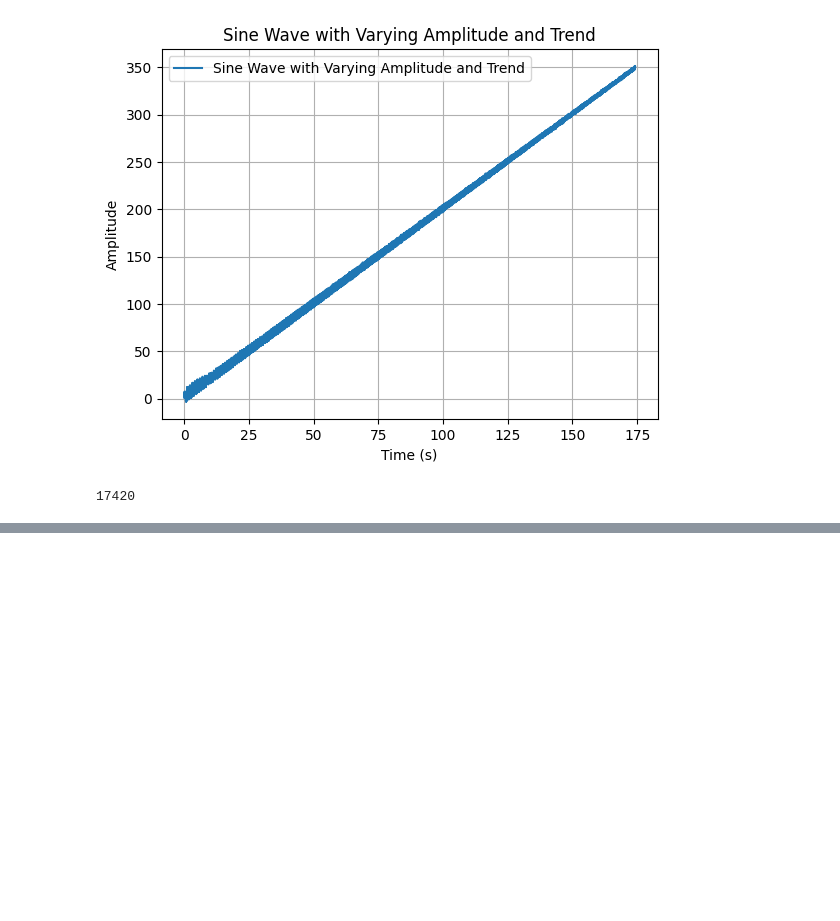
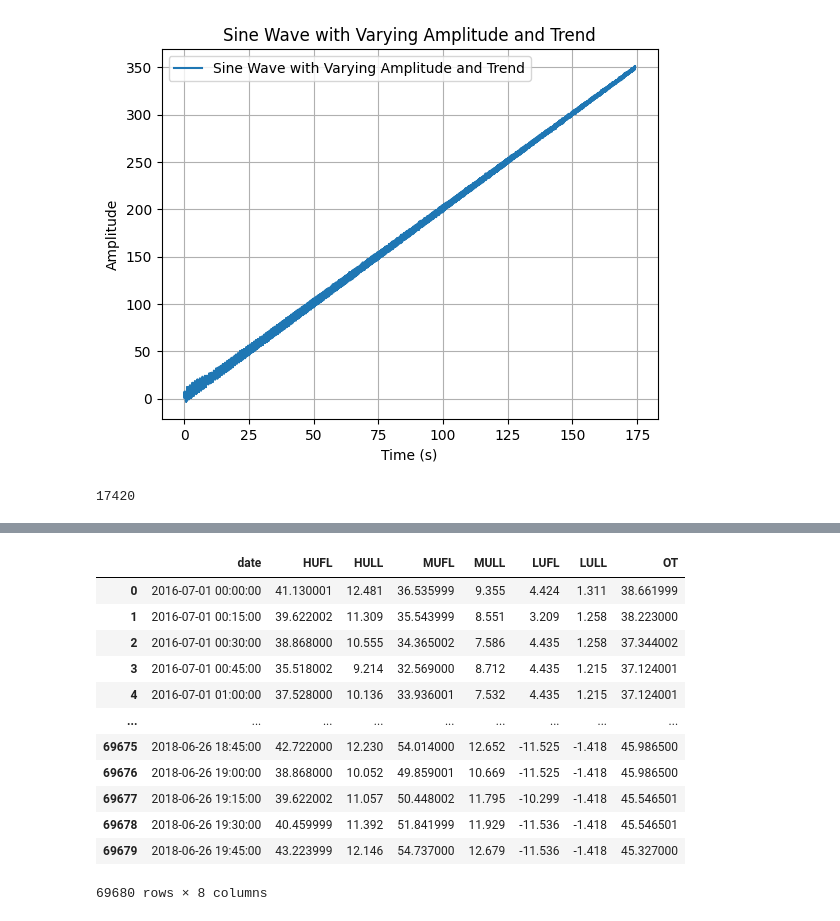
Before and after one commit to LiSiruiRay/Autoformer, a Jupyter notebook: Untitled.ipynb, the cells around one changed output, grey strips where cells are left out. Drawn from its saved outputs; the diff is of its cells as text; code cells hidden in the pictures; blank space fills up the shorter version.

Commit message:
ready to chagne another dataset, train, change the model

```diff
--- a/Untitled.ipynb
+++ b/Untitled.ipynb
@@ -45,0 +61,18 @@ len(result)
+# %%
+df = pd.read_csv('dataset/ETT-small/ETTm2.csv')
+# %%
+df
+# %% [output]
+|  | date | HUFL | HULL | MUFL | MULL | LUFL | LULL | OT |
+| 0 | 2016-07-01 00:00:00 | 41.130001 | 12.481 | 36.535999 | 9.355 | 4.424 | 1.311 | 38.661999 |
+| 1 | 2016-07-01 00:15:00 | 39.622002 | 11.309 | 35.543999 | 8.551 | 3.209 | 1.258 | 38.223000 |
+| 2 | 2016-07-01 00:30:00 | 38.868000 | 10.555 | 34.365002 | 7.586 | 4.435 | 1.258 | 37.344002 |
+| 3 | 2016-07-01 00:45:00 | 35.518002 | 9.214 | 32.569000 | 8.712 | 4.435 | 1.215 | 37.124001 |
+| 4 | 2016-07-01 01:00:00 | 37.528000 | 10.136 | 33.936001 | 7.532 | 4.435 | 1.215 | 37.124001 |
+| ... | ... | ... | ... | ... | ... | ... | ... | ... |
+| 69675 | 2018-06-26 18:45:00 | 42.722000 | 12.230 | 54.014000 | 12.652 | -11.525 | -1.418 | 45.986500 |
+| 69676 | 2018-06-26 19:00:00 | 38.868000 | 10.052 | 49.859001 | 10.669 | -11.525 | -1.418 | 45.986500 |
+| 69677 | 2018-06-26 19:15:00 | 39.622002 | 11.057 | 50.448002 | 11.795 | -10.299 | -1.418 | 45.546501 |
+| 69678 | 2018-06-26 19:30:00 | 40.459999 | 11.392 | 51.841999 | 11.929 | -11.536 | -1.418 | 45.546501 |
+| 69679 | 2018-06-26 19:45:00 | 43.223999 | 12.146 | 54.737000 | 12.679 | -11.536 | -1.418 | 45.327000 |
+69680 rows × 8 columns
```
Also changed, not shown: parts of 10 cells of this notebook, 1 other file.
